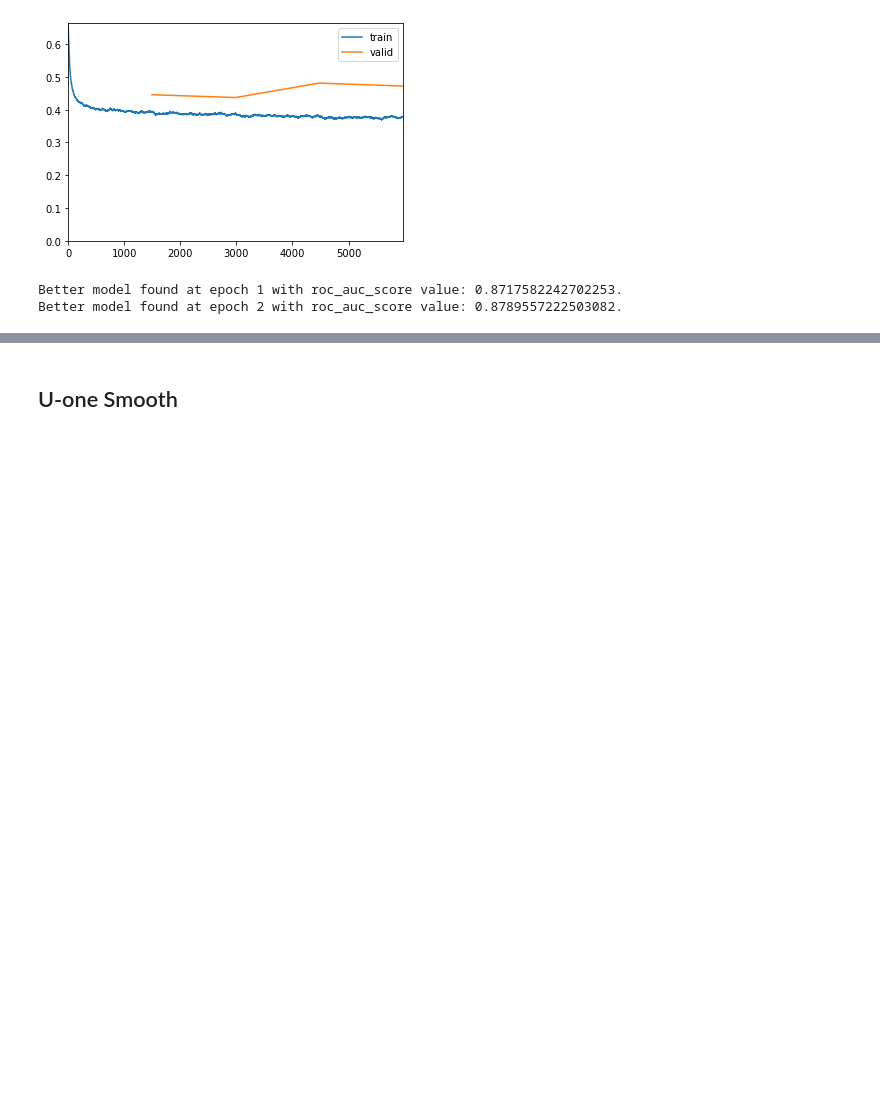
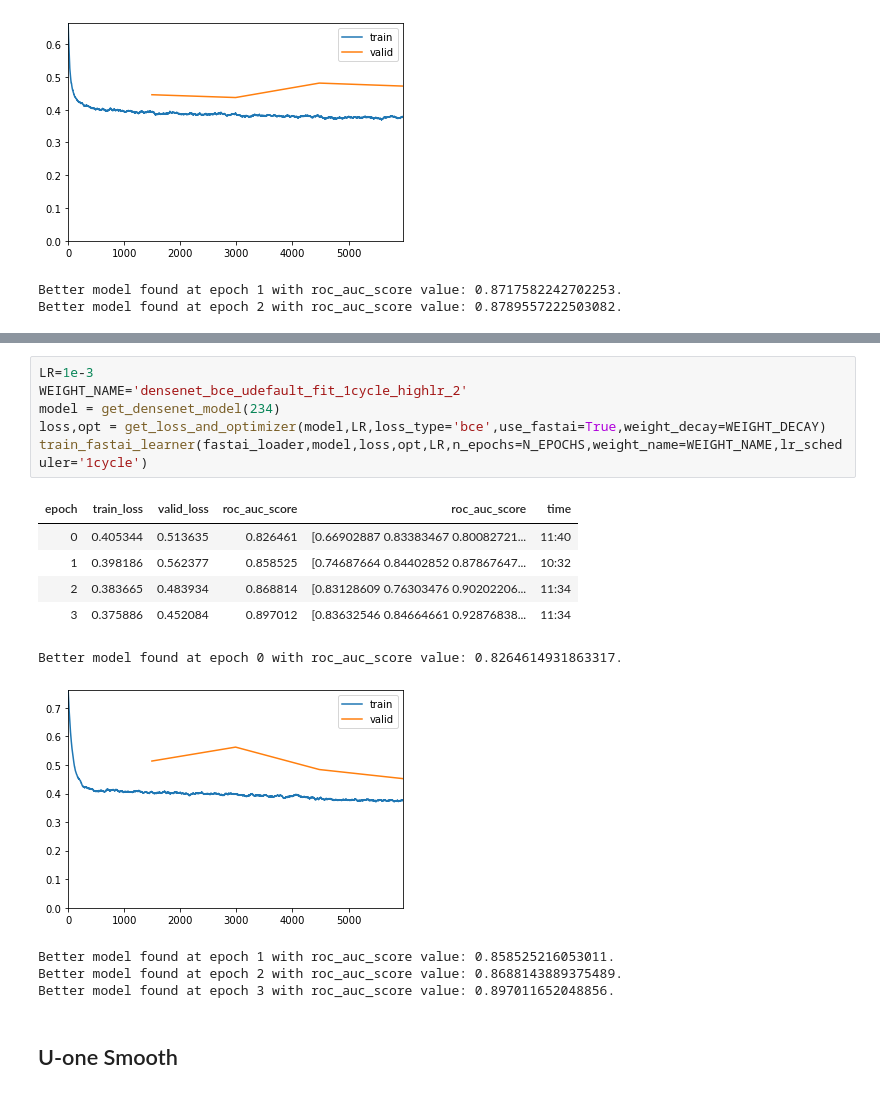
Before and after one commit to anhquan0412/chestx_interpretation, a Jupyter notebook: 1_pick_best_uncertainty_replacement_full.ipynb, the cells around one changed output, grey strips where cells are left out. Cells and saved outputs as stored; diff of their text form; blank space fills up the shorter version.

```diff
--- a/1_pick_best_uncertainty_replacement_full.ipynb
+++ b/1_pick_best_uncertainty_replacement_full.ipynb
@@ -278,3 +295,20 @@ Better model found at epoch 2 with roc_auc_score value: 0.8789557222503082.
+# %%
+LR=1e-3
+WEIGHT_NAME='densenet_bce_udefault_fit_1cycle_highlr_2'
+model = get_densenet_model(234)
+loss,opt = get_loss_and_optimizer(model,LR,loss_type='bce',use_fastai=True,weight_decay=WEIGHT_DECAY)
+train_fastai_learner(fastai_loader,model,loss,opt,LR,n_epochs=N_EPOCHS,weight_name=WEIGHT_NAME,lr_scheduler='1cycle')
+# %% [output]
+| epoch | train_loss | valid_loss | roc_auc_score | roc_auc_score | time |
+| 0 | 0.405344 | 0.513635 | 0.826461 | [0.66902887 0.83383467 0.80082721... | 11:40 |
+| 1 | 0.398186 | 0.562377 | 0.858525 | [0.74687664 0.84402852 0.87867647... | 10:32 |
+| 2 | 0.383665 | 0.483934 | 0.868814 | [0.83128609 0.76303476 0.90202206... | 11:34 |
+| 3 | 0.375886 | 0.452084 | 0.897012 | [0.83632546 0.84664661 0.92876838... | 11:34 |
+Better model found at epoch 0 with roc_auc_score value: 0.8264614931863317.
+[figure, added]
+Better model found at epoch 1 with roc_auc_score value: 0.858525216053011.
+Better model found at epoch 2 with roc_auc_score value: 0.8688143889375489.
+Better model found at epoch 3 with roc_auc_score value: 0.897011652048856.
 # %% [markdown]
 ## U-one Smooth
 # %%
```
Also changed, not shown: parts of 1 cell of this notebook, 7 other files.
